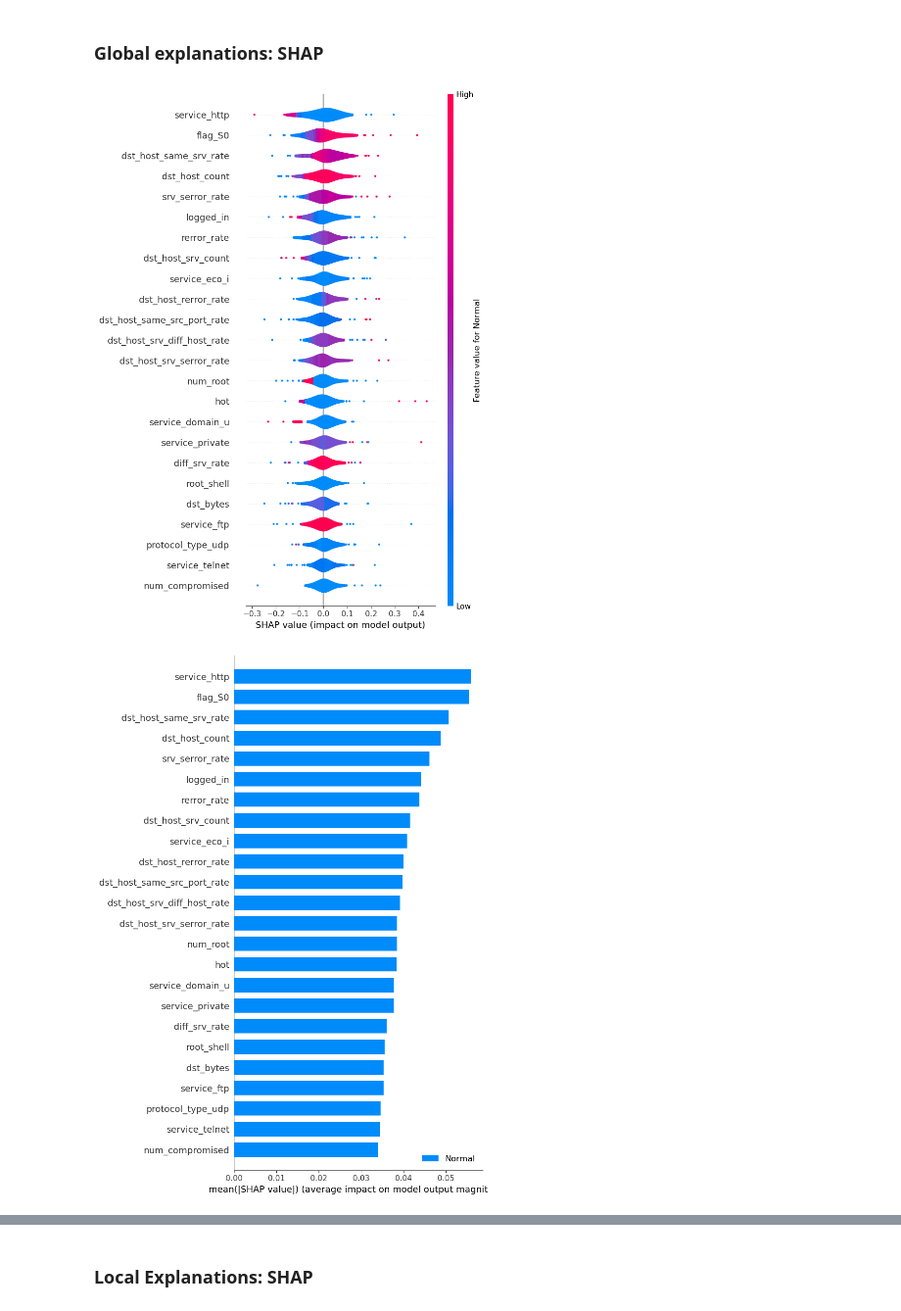
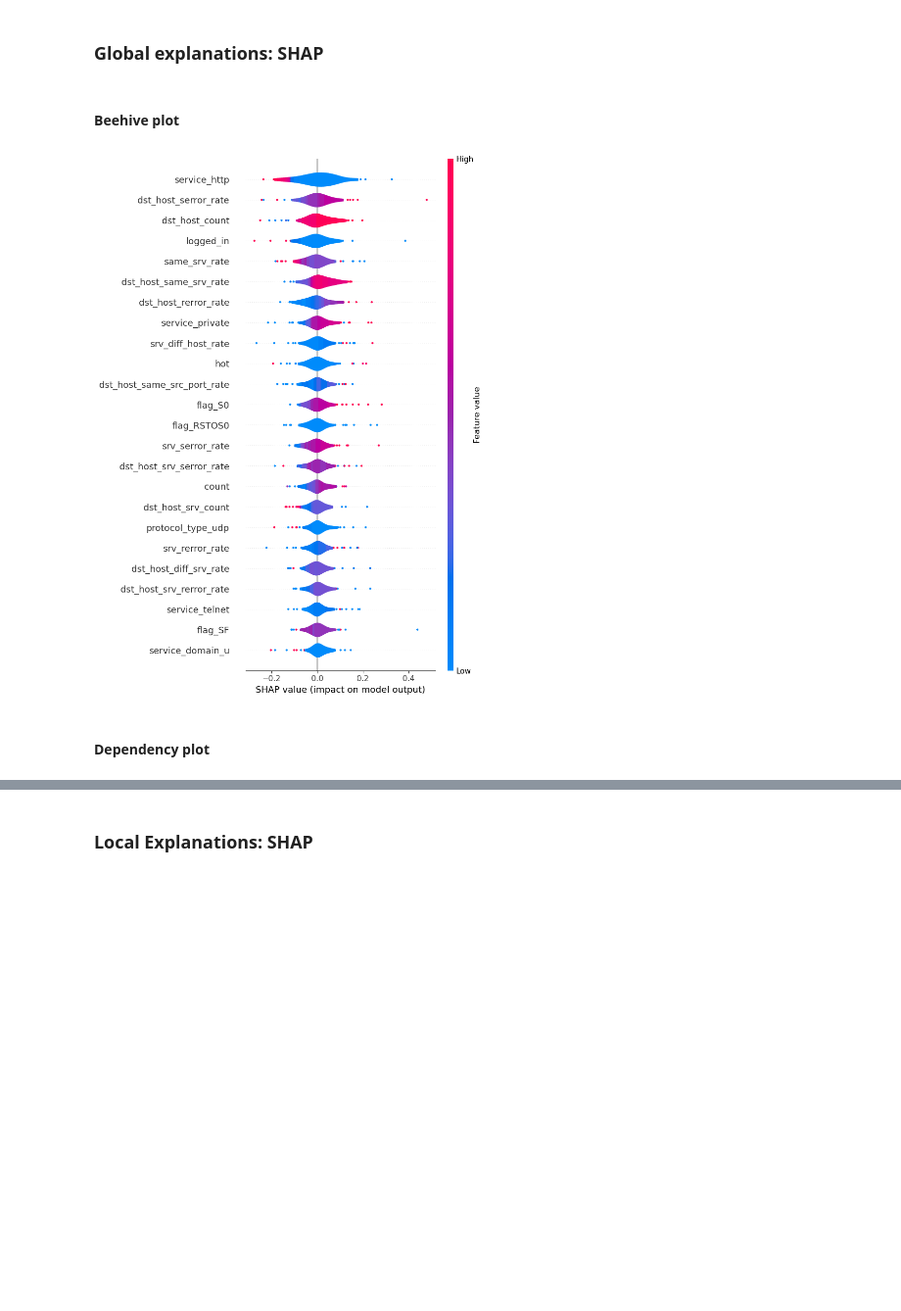
Before and after one commit to t-T-s/xai_tutorial, a Jupyter notebook: XAI_tutorial.ipynb, the cells around one changed output, grey strips where cells are left out. Shown at 98% size. Drawn from its saved outputs; the diff is of its cells as text; code cells hidden in the pictures; blank space fills up the shorter version.

```diff
--- a/XAI_tutorial.ipynb
+++ b/XAI_tutorial.ipynb
@@ -259,13 +273,19 @@ model.add(Dense(12, input_shape=(121,), activation='relu'))
 model.add(Dropout(.2))
 model.add(Dense(7, activation='relu'))
 model.add(Dropout(.2))
-model.add(Dense(1, activation='sigmoid'))
+model.add(Dense(2, activation='sigmoid'))
 
 # Compile the Keras model
 model.compile(loss='binary_crossentropy', optimizer='adam', metrics=['accuracy'])
 
+from art.attacks.evasion import FastGradientMethod
+from art.estimators.classification import KerasClassifier
+
+model = KerasClassifier(model=model, use_logits=False)
+
 # Fit the Keras model on the dataset
-history = model.fit(X_train, y_train, epochs=2, batch_size=10)
+# history = model.fit(X_train, y_train, epochs=2, batch_size=10)
+history = model.fit(X_train, y_train, nb_epochs=2, batch_size=64)
 # %% [output]
 Train on 111387 samples
 Epoch 1/2
@@ -309,15 +330,18 @@ import shap
 X_test_summary = shap.kmeans(X_test, 10)
 explainer = shap.KernelExplainer(model.predict, X_test_summary)
 shap_values = explainer.shap_values(X_test[:100], nsamples=100)
+# %% [markdown]
+#### Beehive plot
 # %%
 shap.summary_plot(shap_values[0], X_test[:100], feature_names=features, max_display=24,
-                    class_names=labels, color_bar_label='Feature value for Normal', plot_type="violin")
+                     color_bar_label='Feature value', plot_type="violin")
 
-shap.summary_plot(shap_values, X_test[:100], feature_names=features, max_display=24,
-                    class_names=['Normal'], color_bar_label='Feature value for all')
+# shap.summary_plot(shap_values, X_test[:100], feature_names=features, max_display=24,
+#                     class_names=['Normal'], color_bar_label='Feature value for all')
 # %% [output]
-[figure, old version]
+[figure, new version]
-[figure, removed]
+# %% [markdown]
+#### Dependency plot
 # %%
 # Use the 'rank(i)' notation to get the plot of the i rank from the feature importance.
 # Use the feature name as in the columns of the X_train df to see a specific feature
```
Also changed, not shown: parts of 8 cells of this notebook.
